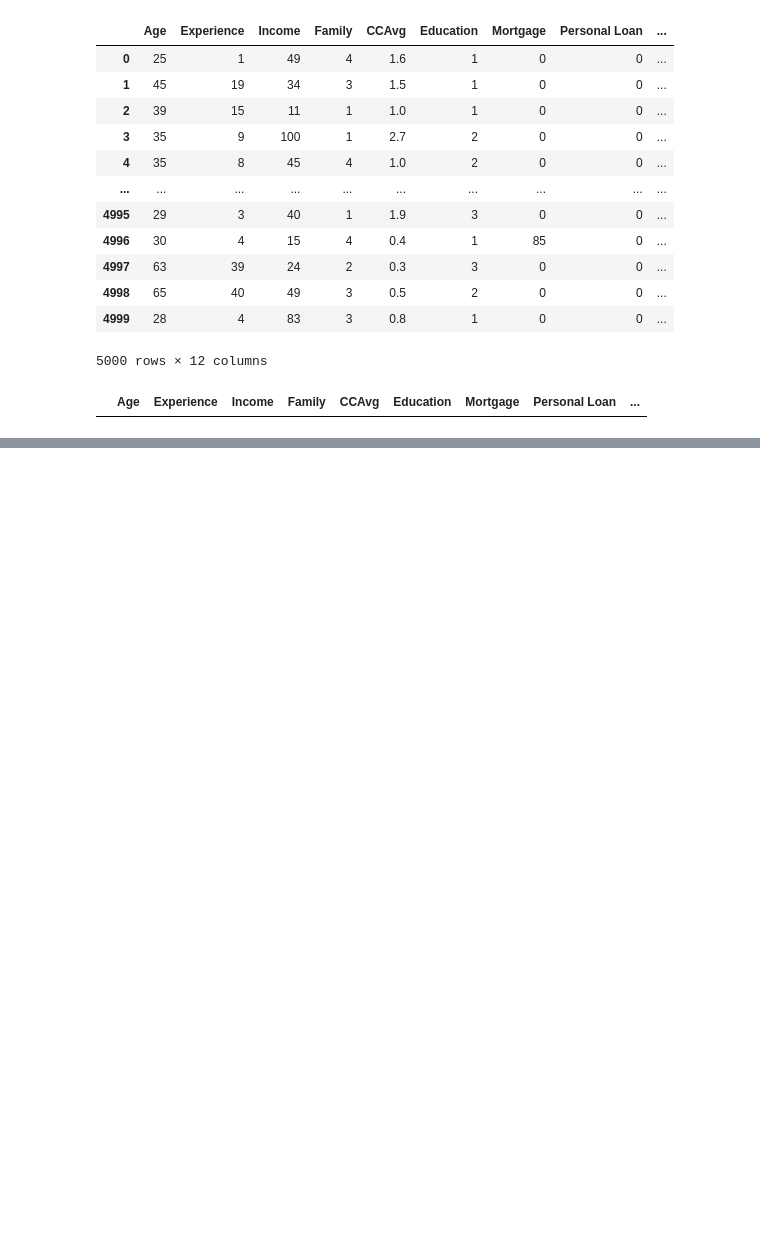
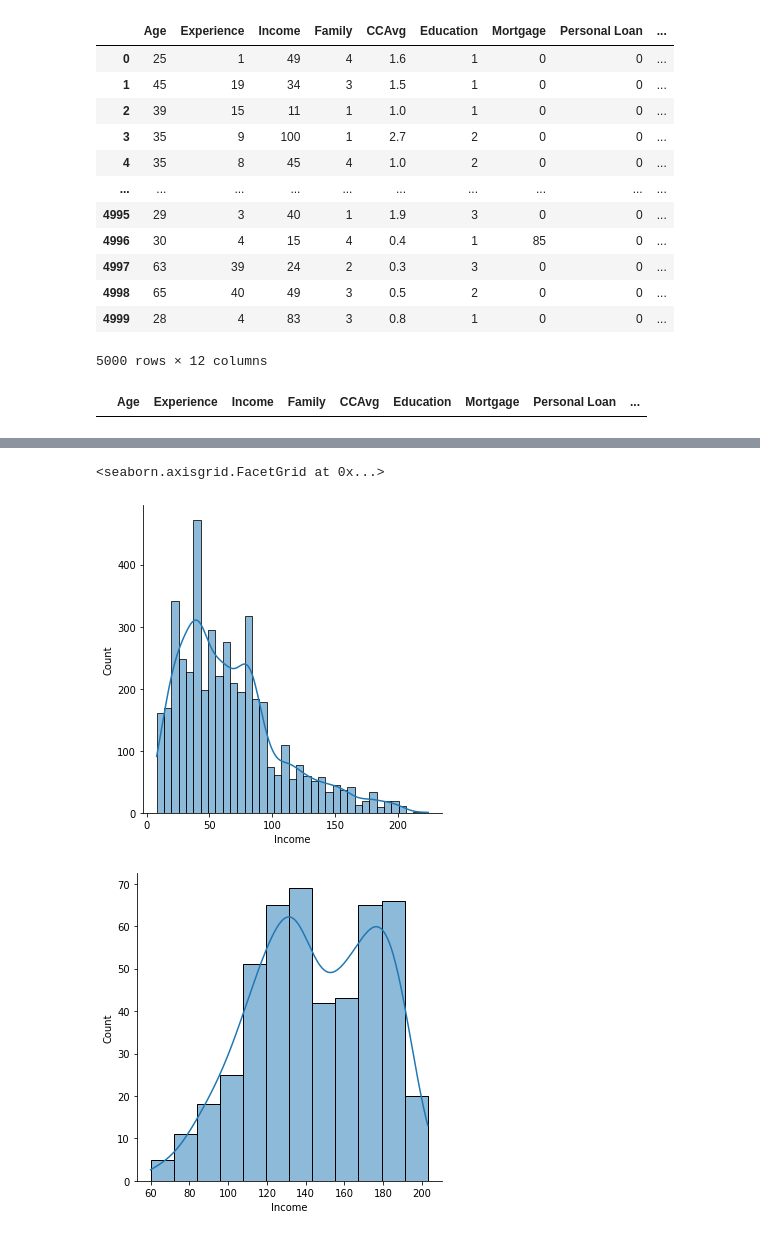
Before and after one commit to Hrithikkumar30/Financial_analysis, a Jupyter notebook: main.ipynb, the cells around one changed output, grey strips where cells are left out. Saved outputs shown, nothing was run; the diff lists cells and outputs as text; code cells hidden in the pictures; blank space fills up the shorter version.

```diff
--- a/main.ipynb
+++ b/main.ipynb
@@ -166,0 +206,10 @@ data[data['Experience']<0]
+# %%
+ def experience(x):
+     if x == 1:
+         return 'Undergraduate'
+     if x==2:
+         return 'Graduated'
+     if x==3:
+         return 'Professional Person'
+# %%
+data['Edu'] = data['Education'].apply(experience)
@@ -166,0 +264,12 @@ data[data['Experience']<0]
+# %%
+def security(y):
+    if (y['Securities Account']==1) & (y['CD Account']==1):
+        return 'Hols Securities and Deposite Account'
+    if (y['Securities Account']==0) & (y['CD Account']==0):
+        return 'Neither hols Securities nor Deposite Account'
+    if (y['Securities Account']==1) & (y['CD Account']==0):
+        return 'Hols only Securities and not Deposite Account'
+    if (y['Securities Account']==0) & (y['CD Account']==1):
+        return 'Hols only Deposite Account and not Securities'
+# %%
+data['Account_holder_category'] = data.apply(security , axis =1)
@@ -166,0 +299,7 @@ data[data['Experience']<0]
+# %%
+sns.displot(data[data['Personal Loan']==0]['Income'] , kde =True ,legend ='Income with no personal loan' )
+sns.displot(data[data['Personal Loan']==1]['Income'] , kde =True , label ='Income with  personal loan')
+# %% [output]
+<seaborn.axisgrid.FacetGrid at 0x...>
+[figure, added]
+[figure, added]
```
Also changed, not shown: parts of 16 cells of this notebook.
